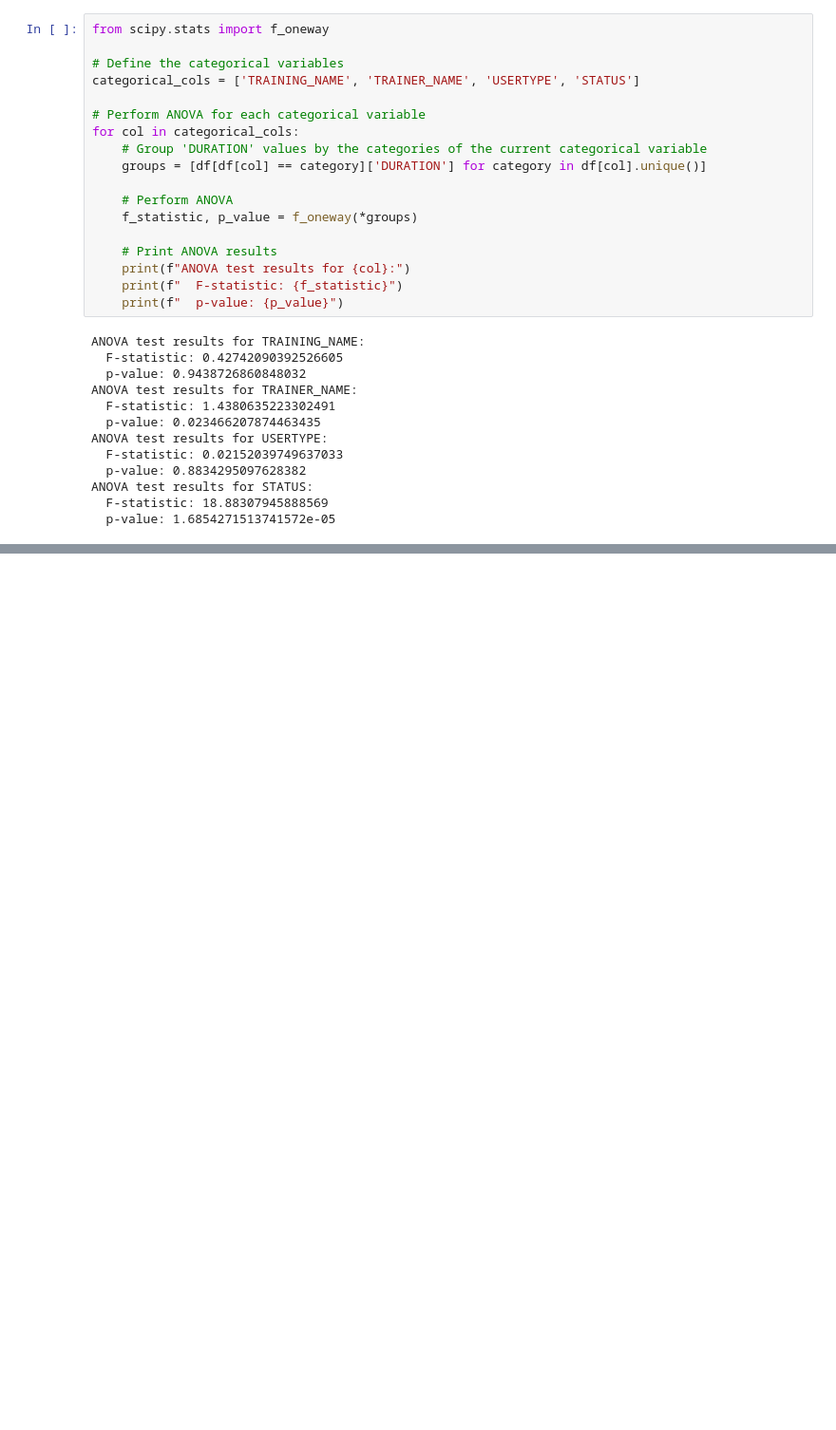
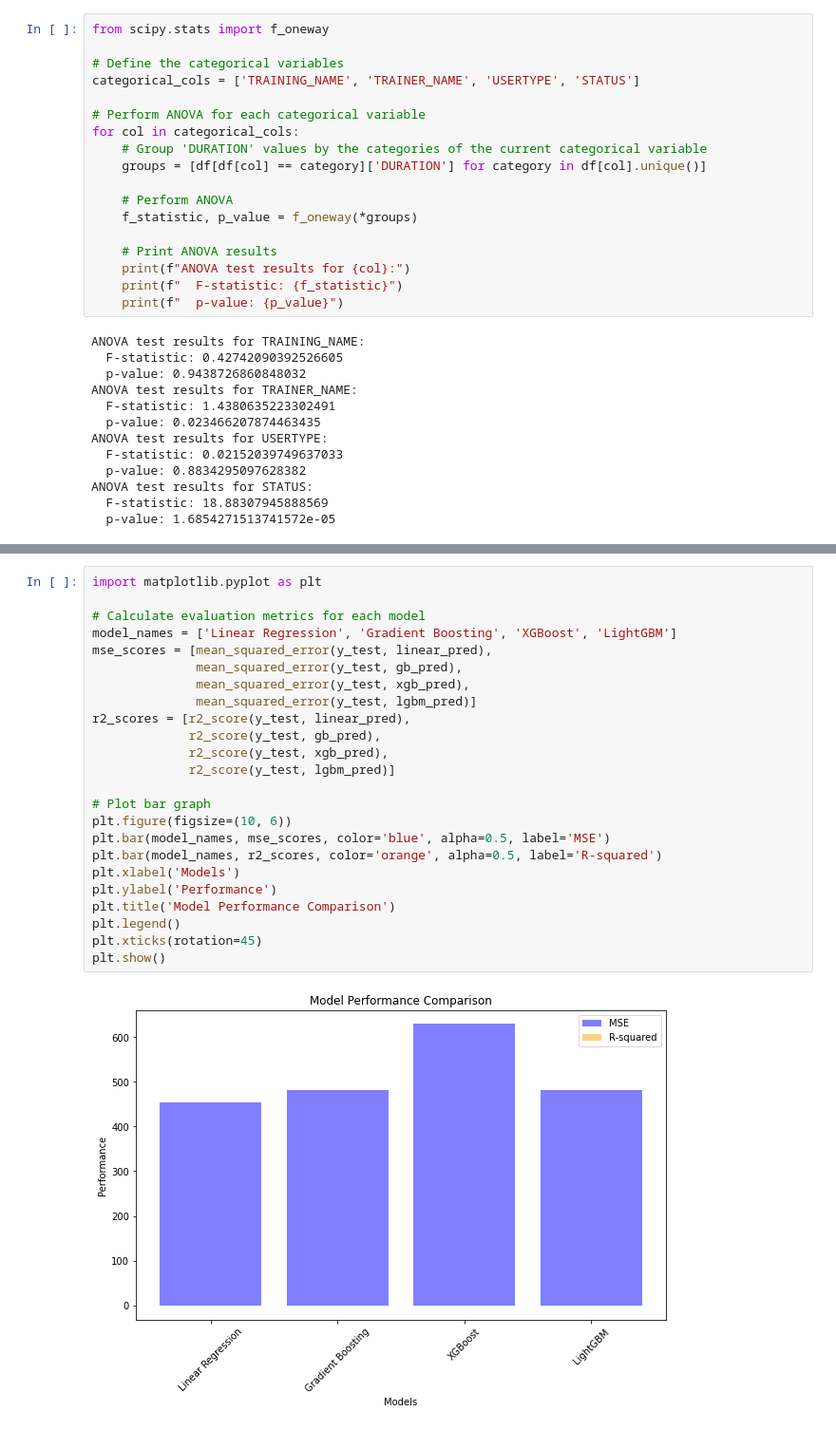
Before and after one commit to quenti20/Jman_Project_Data, a Jupyter notebook: Data_Science_Project/AnalysisAndModelling.ipynb, the cells around one changed output, grey strips where cells are left out. Shown at 95% size. Drawn from its saved outputs; the diff is of its cells as text; blank space fills up the shorter version.

```diff
--- a/Data_Science_Project/AnalysisAndModelling.ipynb
+++ b/Data_Science_Project/AnalysisAndModelling.ipynb
@@ -368,0 +404,26 @@ correlation
+# %%
+import matplotlib.pyplot as plt
+
+# Calculate evaluation metrics for each model
+model_names = ['Linear Regression', 'Gradient Boosting', 'XGBoost', 'LightGBM']
+mse_scores = [mean_squared_error(y_test, linear_pred),
+              mean_squared_error(y_test, gb_pred),
+              mean_squared_error(y_test, xgb_pred),
+              mean_squared_error(y_test, lgbm_pred)]
+r2_scores = [r2_score(y_test, linear_pred),
+             r2_score(y_test, gb_pred),
+             r2_score(y_test, xgb_pred),
+             r2_score(y_test, lgbm_pred)]
+
+# Plot bar graph
+plt.figure(figsize=(10, 6))
+plt.bar(model_names, mse_scores, color='blue', alpha=0.5, label='MSE')
+plt.bar(model_names, r2_scores, color='orange', alpha=0.5, label='R-squared')
+plt.xlabel('Models')
+plt.ylabel('Performance')
+plt.title('Model Performance Comparison')
+plt.legend()
+plt.xticks(rotation=45)
+plt.show()
+# %% [output]
+[figure, added]
```
Also changed, not shown: parts of 22 cells of this notebook, 2 other files.
